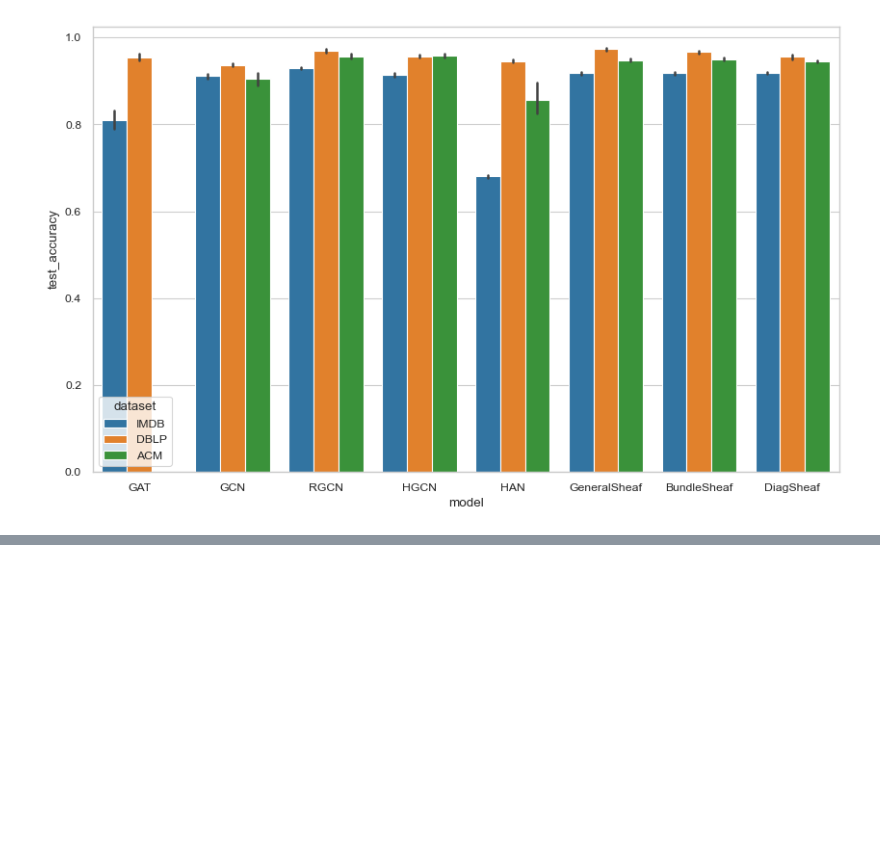
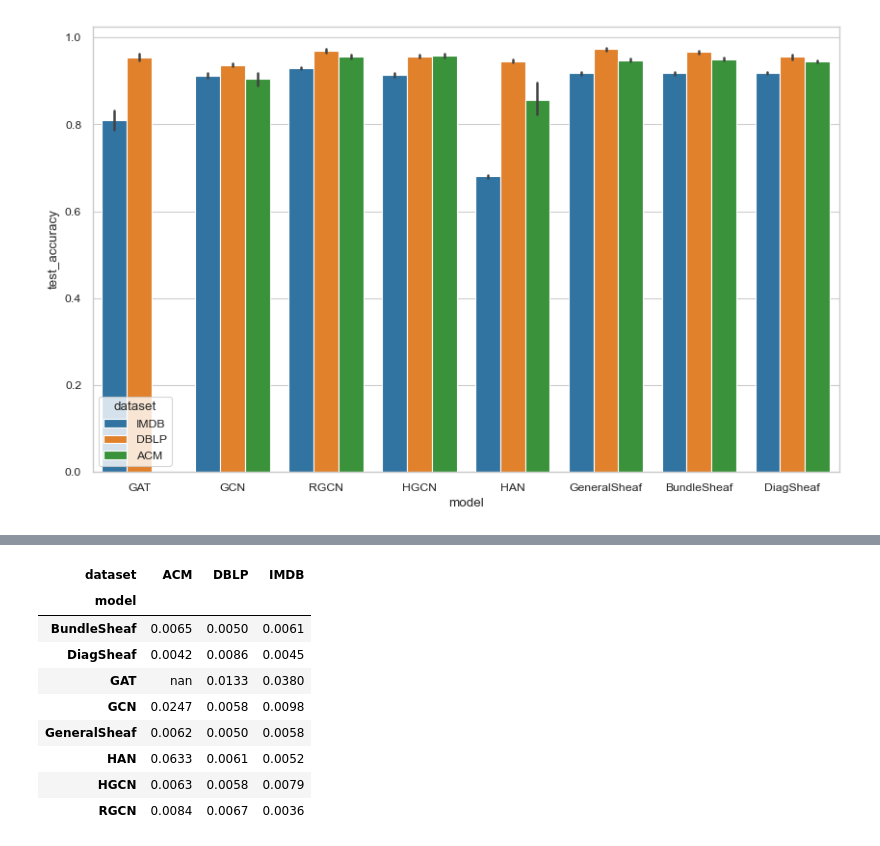
Before and after one commit to AspieCoder1/mphil-acs-repo, a Jupyter notebook: analysis/baselines.ipynb, the cells around one changed output, grey strips where cells are left out. Saved outputs shown, nothing was run; the diff lists cells and outputs as text; code cells hidden in the pictures; blank space fills up the shorter version.

```diff
--- a/analysis/baselines.ipynb
+++ b/analysis/baselines.ipynb
@@ -84,0 +85,14 @@ grouped_max.style.highlight_max(color='blue')
+# %%
+grouped_std = grouped["test_accuracy"]["std"].unstack()
+grouped_std.style.format(precision=4)
+# %% [output]
+| dataset | ACM | DBLP | IMDB |
+| model |  |  |  |
+| BundleSheaf | 0.0065 | 0.0050 | 0.0061 |
+| DiagSheaf | 0.0042 | 0.0086 | 0.0045 |
+| GAT | nan | 0.0133 | 0.0380 |
+| GCN | 0.0247 | 0.0058 | 0.0098 |
+| GeneralSheaf | 0.0062 | 0.0050 | 0.0058 |
+| HAN | 0.0633 | 0.0061 | 0.0052 |
+| HGCN | 0.0063 | 0.0058 | 0.0079 |
+| RGCN | 0.0084 | 0.0067 | 0.0036 |
```
Also changed, not shown: parts of 8 cells of this notebook, 2 other files.
